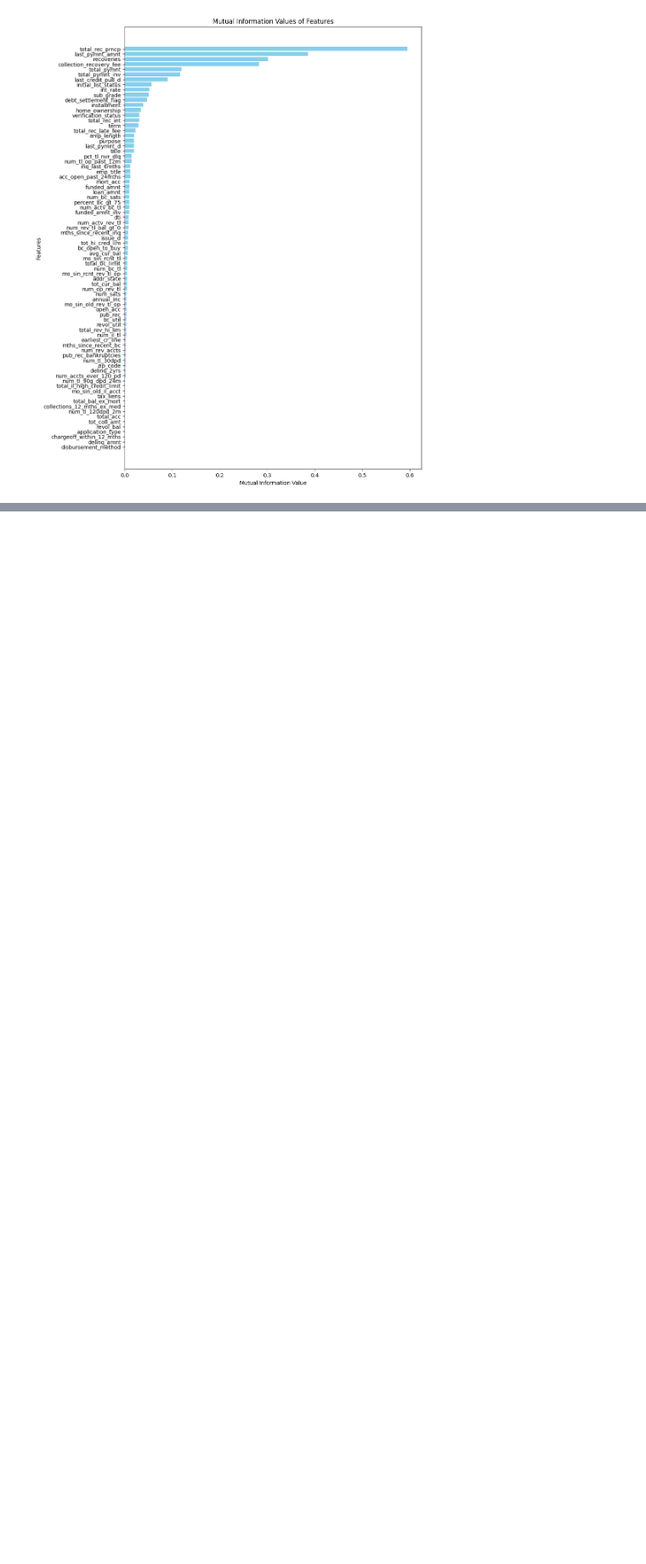
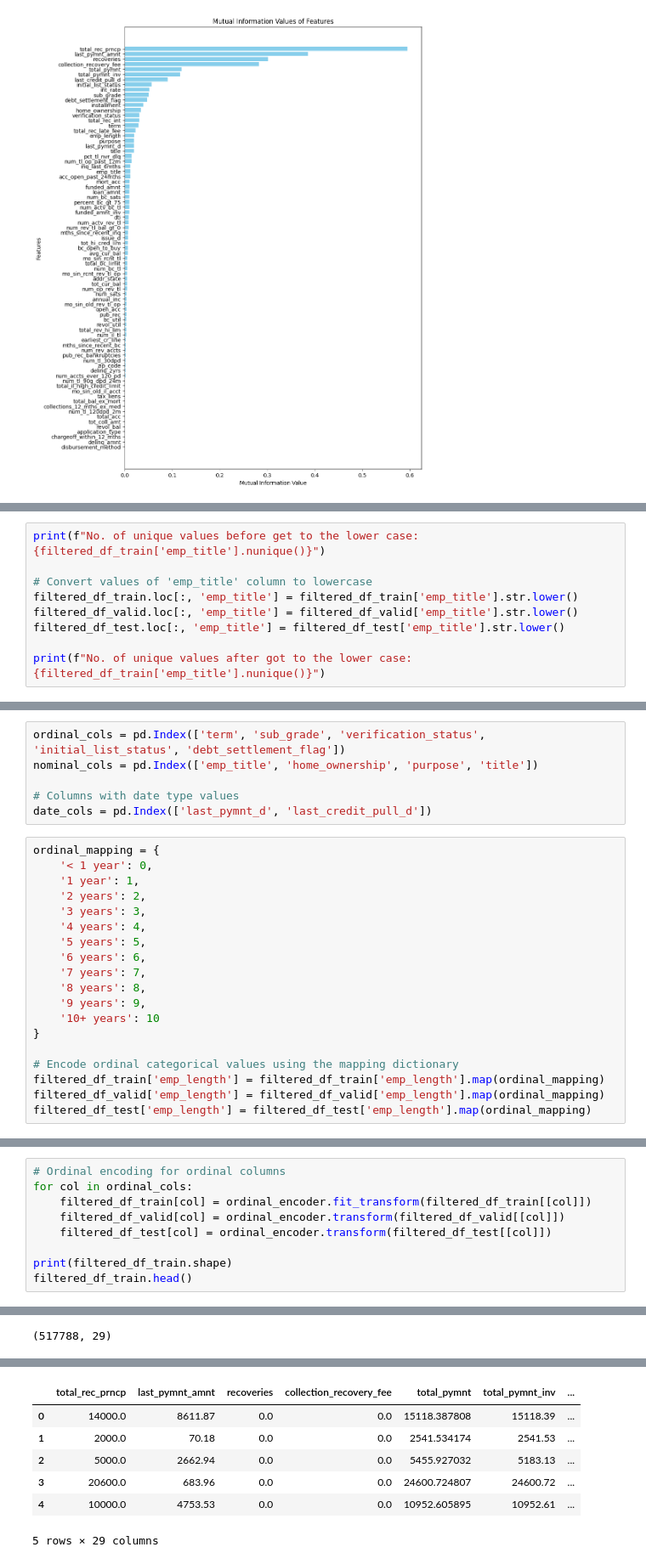
Before and after one commit to deshithagallage/ML---DS-Labs, a Jupyter notebook: Feature Engineering/Feature Engineerin Lab 01.ipynb, the cells around one changed output, grey strips where cells are left out. Shown at 85% size. Saved outputs shown, nothing was run; the diff lists cells and outputs as text; blank space fills up the shorter version.

```diff
--- a/Feature Engineering/Feature Engineerin Lab 01.ipynb
+++ b/Feature Engineering/Feature Engineerin Lab 01.ipynb
@@ -353,0 +457,9 @@ No. of selected features: 28
+# %%
+print(f"No. of unique values before get to the lower case: {filtered_df_train['emp_title'].nunique()}")
+
+# Convert values of 'emp_title' column to lowercase
+filtered_df_train.loc[:, 'emp_title'] = filtered_df_train['emp_title'].str.lower()
+filtered_df_valid.loc[:, 'emp_title'] = filtered_df_valid['emp_title'].str.lower()
+filtered_df_test.loc[:, 'emp_title'] = filtered_df_test['emp_title'].str.lower()
+
+print(f"No. of unique values after got to the lower case: {filtered_df_train['emp_title'].nunique()}")
@@ -353,0 +469,25 @@ No. of selected features: 28
+# %%
+ordinal_cols = pd.Index(['term', 'sub_grade', 'verification_status', 'initial_list_status', 'debt_settlement_flag'])
+nominal_cols = pd.Index(['emp_title', 'home_ownership', 'purpose', 'title'])
+
+# Columns with date type values
+date_cols = pd.Index(['last_pymnt_d', 'last_credit_pull_d'])
+# %%
+ordinal_mapping = {
+    '< 1 year': 0,
+    '1 year': 1,
+    '2 years': 2,
+    '3 years': 3,
+    '4 years': 4,
+    '5 years': 5,
+    '6 years': 6,
+    '7 years': 7,
+    '8 years': 8,
+    '9 years': 9,
+    '10+ years': 10
+}
+
+# Encode ordinal categorical values using the mapping dictionary
+filtered_df_train['emp_length'] = filtered_df_train['emp_length'].map(ordinal_mapping)
+filtered_df_valid['emp_length'] = filtered_df_valid['emp_length'].map(ordinal_mapping)
+filtered_df_test['emp_length'] = filtered_df_test['emp_length'].map(ordinal_mapping)
@@ -353,0 +510,10 @@ No. of selected features: 28
+# %%
+# Ordinal encoding for ordinal columns
+for col in ordinal_cols:
+    filtered_df_train[col] = ordinal_encoder.fit_transform(filtered_df_train[[col]])
+    filtered_df_valid[col] = ordinal_encoder.transform(filtered_df_valid[[col]])
+    filtered_df_test[col] = ordinal_encoder.transform(filtered_df_test[[col]])
+
+print(filtered_df_train.shape)
+filtered_df_train.head()
+# %% [output]
@@ -353,0 +537 @@ No. of selected features: 28
+(517788, 29)
@@ -353,0 +548,7 @@ No. of selected features: 28
+|  | total_rec_prncp | last_pymnt_amnt | recoveries | collection_recovery_fee | total_pymnt | total_pymnt_inv | ... |
+| 0 | 14000.0 | 8611.87 | 0.0 | 0.0 | 15118.387808 | 15118.39 | ... |
+| 1 | 2000.0 | 70.18 | 0.0 | 0.0 | 2541.534174 | 2541.53 | ... |
+| 2 | 5000.0 | 2662.94 | 0.0 | 0.0 | 5455.927032 | 5183.13 | ... |
+| 3 | 20600.0 | 683.96 | 0.0 | 0.0 | 24600.724807 | 24600.72 | ... |
+| 4 | 10000.0 | 4753.53 | 0.0 | 0.0 | 10952.605895 | 10952.61 | ... |
+5 rows × 29 columns
```
Also changed, not shown: parts of 21 cells of this notebook.
